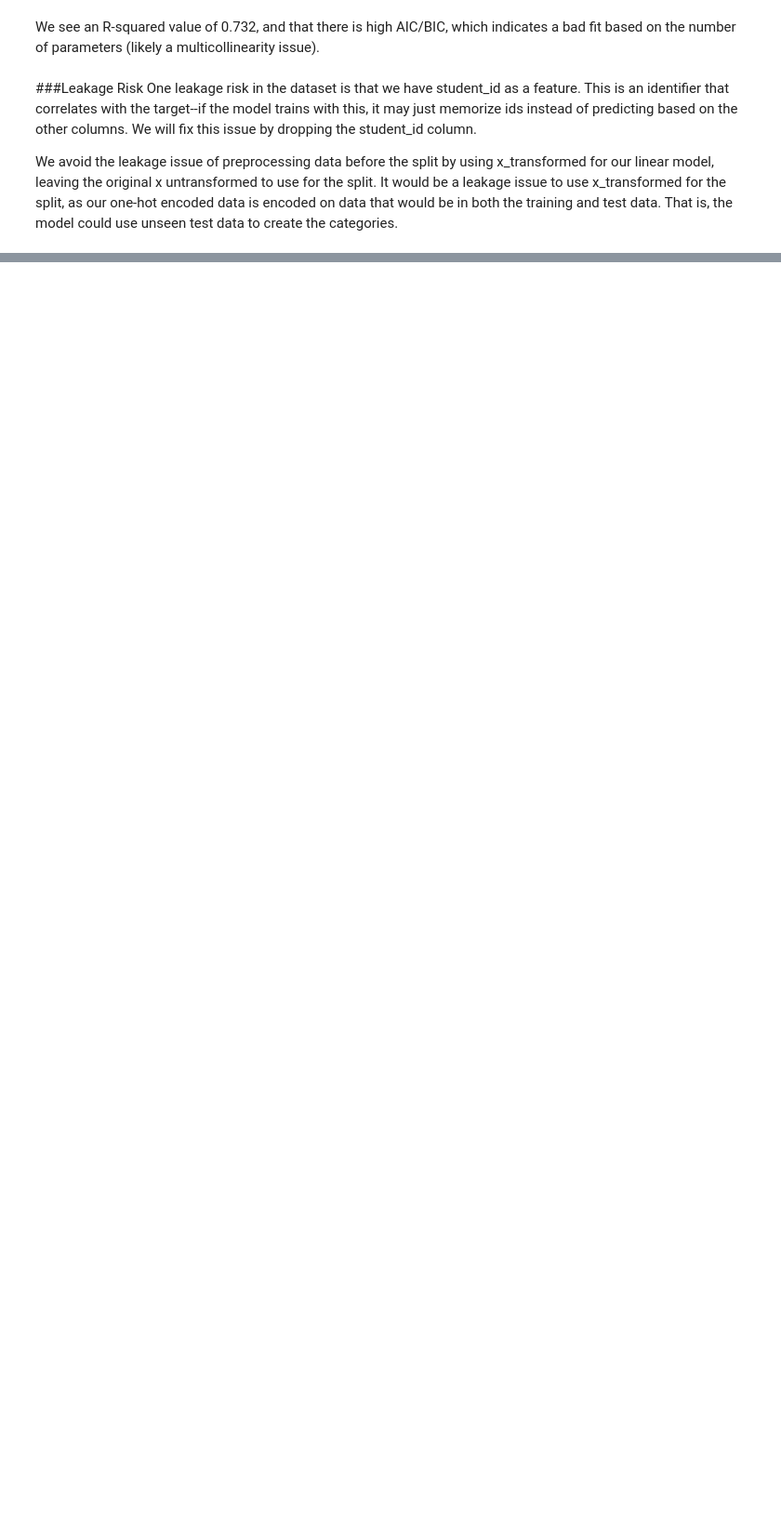
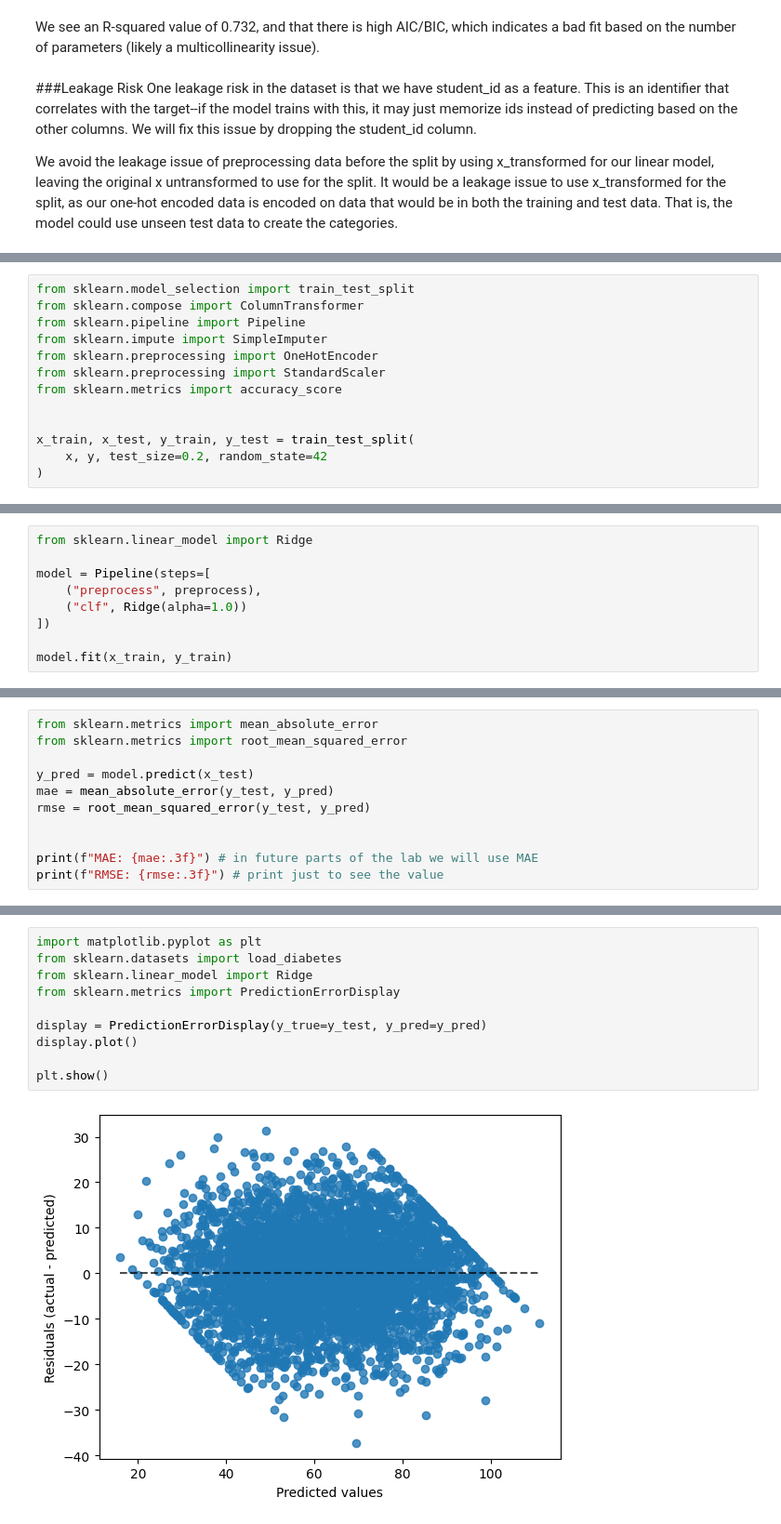
Before and after one commit to voronv27/Lab1, a Jupyter notebook: 01_datasheet_and_audit.ipynb, the cells around one changed output, grey strips where cells are left out. Shown at 93% size. Cells and saved outputs as stored; diff of their text form; blank space fills up the shorter version.

```diff
--- a/01_datasheet_and_audit.ipynb
+++ b/01_datasheet_and_audit.ipynb
@@ -164,0 +172,13 @@ We avoid the leakage issue of preprocessing data before the split by using x_tra
+# %%
+from sklearn.model_selection import train_test_split
+from sklearn.compose import ColumnTransformer
+from sklearn.pipeline import Pipeline
+from sklearn.impute import SimpleImputer
+from sklearn.preprocessing import OneHotEncoder
+from sklearn.preprocessing import StandardScaler
+from sklearn.metrics import accuracy_score
+
+
+x_train, x_test, y_train, y_test = train_test_split(
+    x, y, test_size=0.2, random_state=42
+)
@@ -164,0 +212,9 @@ We avoid the leakage issue of preprocessing data before the split by using x_tra
+# %%
+from sklearn.linear_model import Ridge
+
+model = Pipeline(steps=[
+    ("preprocess", preprocess),
+    ("clf", Ridge(alpha=1.0))
+])
+
+model.fit(x_train, y_train)
@@ -164,0 +244,11 @@ We avoid the leakage issue of preprocessing data before the split by using x_tra
+# %%
+from sklearn.metrics import mean_absolute_error
+from sklearn.metrics import root_mean_squared_error
+
+y_pred = model.predict(x_test)
+mae = mean_absolute_error(y_test, y_pred)
+rmse = root_mean_squared_error(y_test, y_pred)
+
+
+print(f"MAE: {mae:.3f}") # in future parts of the lab we will use MAE
+print(f"RMSE: {rmse:.3f}") # print just to see the value
@@ -164,0 +262,12 @@ We avoid the leakage issue of preprocessing data before the split by using x_tra
+# %%
+import matplotlib.pyplot as plt
+from sklearn.datasets import load_diabetes
+from sklearn.linear_model import Ridge
+from sklearn.metrics import PredictionErrorDisplay
+
+display = PredictionErrorDisplay(y_true=y_test, y_pred=y_pred)
+display.plot()
+
+plt.show()
+# %% [output]
+[figure, added]
```
Also changed, not shown: parts of 16 cells of this notebook.
